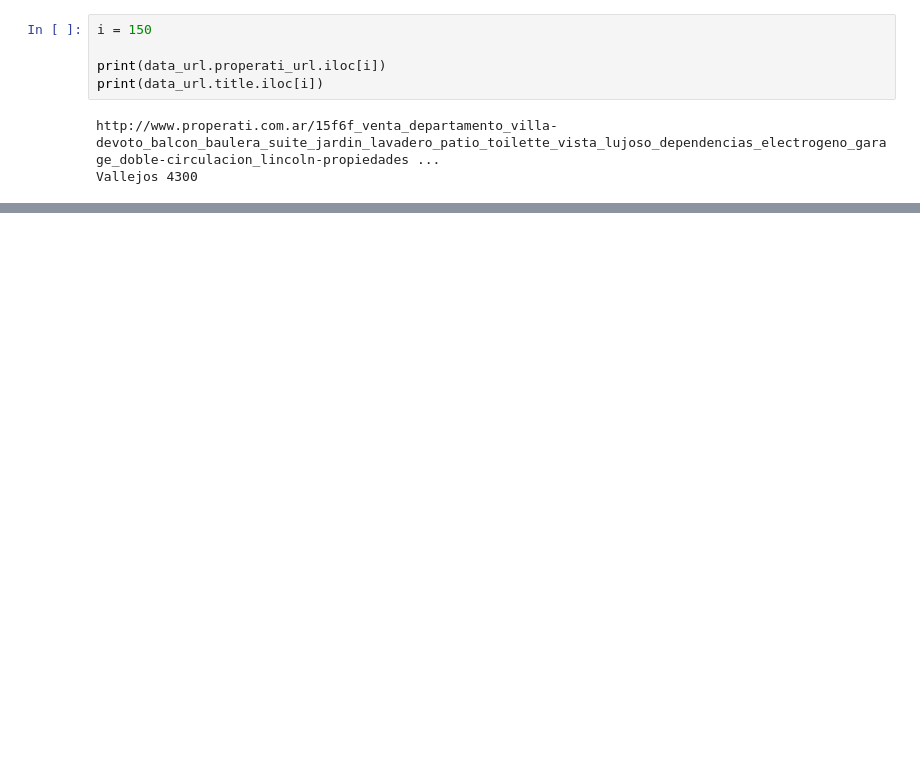
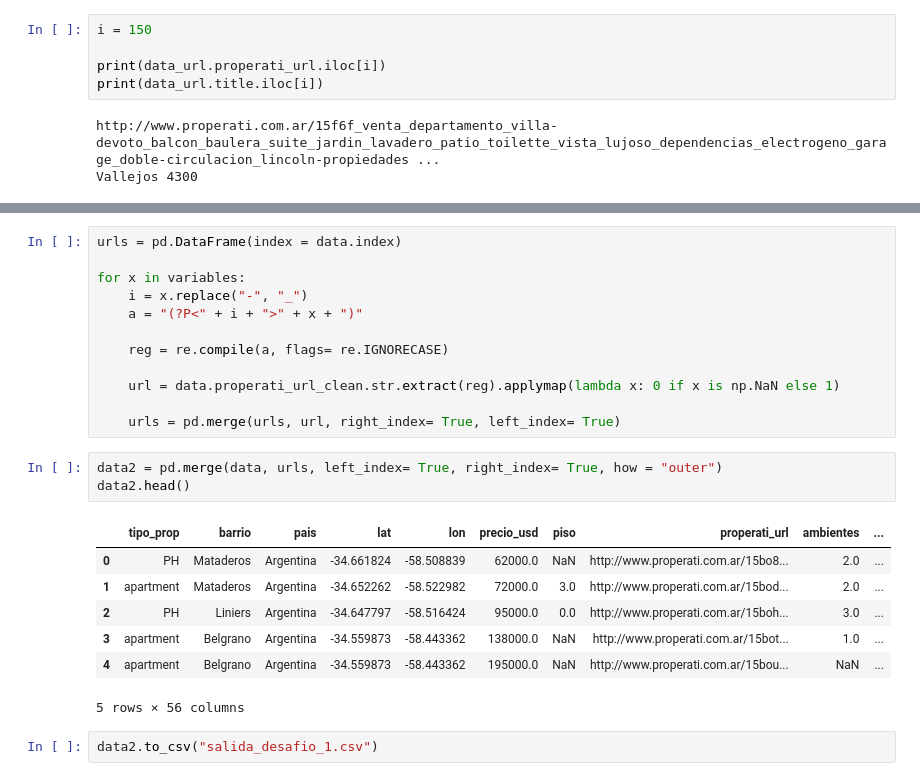
Before and after one commit to franfasan1/DH_G8_desafio1, a Jupyter notebook: notebook_desafio.ipynb, the cells around one changed output, grey strips where cells are left out. Saved outputs shown, nothing was run; the diff lists cells and outputs as text; blank space fills up the shorter version.

```diff
--- a/notebook_desafio.ipynb
+++ b/notebook_desafio.ipynb
@@ -990,0 +1009,25 @@ Vallejos 4300
+# %%
+urls = pd.DataFrame(index = data.index)
+
+for x in variables:
+    i = x.replace("-", "_")
+    a = "(?P<" + i + ">" + x + ")"
+
+    reg = re.compile(a, flags= re.IGNORECASE)
+
+    url = data.properati_url_clean.str.extract(reg).applymap(lambda x: 0 if x is np.NaN else 1)
+
+    urls = pd.merge(urls, url, right_index= True, left_index= True)
+# %%
+data2 = pd.merge(data, urls, left_index= True, right_index= True, how = "outer")
+data2.head()
+# %% [output]
+|  | tipo_prop | barrio | pais | lat | lon | precio_usd | piso | properati_url | ambientes | ... |
+| 0 | PH | Mataderos | Argentina | -34.661824 | -58.508839 | 62000.0 | NaN | http://www.properati.com.ar/15bo8... | 2.0 | ... |
+| 1 | apartment | Mataderos | Argentina | -34.652262 | -58.522982 | 72000.0 | 3.0 | http://www.properati.com.ar/15bod... | 2.0 | ... |
+| 2 | PH | Liniers | Argentina | -34.647797 | -58.516424 | 95000.0 | 0.0 | http://www.properati.com.ar/15boh... | 3.0 | ... |
+| 3 | apartment | Belgrano | Argentina | -34.559873 | -58.443362 | 138000.0 | NaN | http://www.properati.com.ar/15bot... | 1.0 | ... |
+| 4 | apartment | Belgrano | Argentina | -34.559873 | -58.443362 | 195000.0 | NaN | http://www.properati.com.ar/15bou... | NaN | ... |
+5 rows × 56 columns
+# %%
+data2.to_csv("salida_desafio_1.csv")
```
Also changed, not shown: parts of 19 cells of this notebook.
